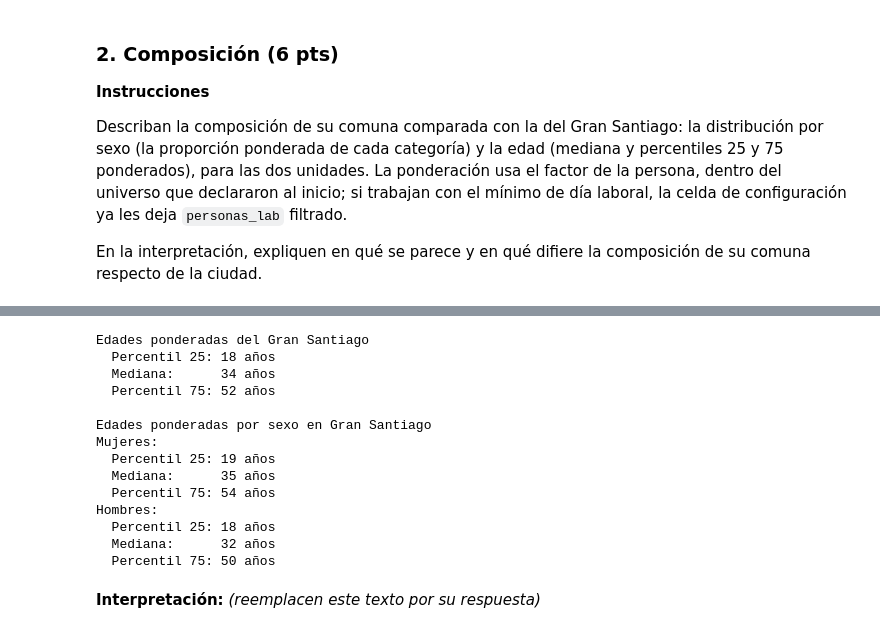
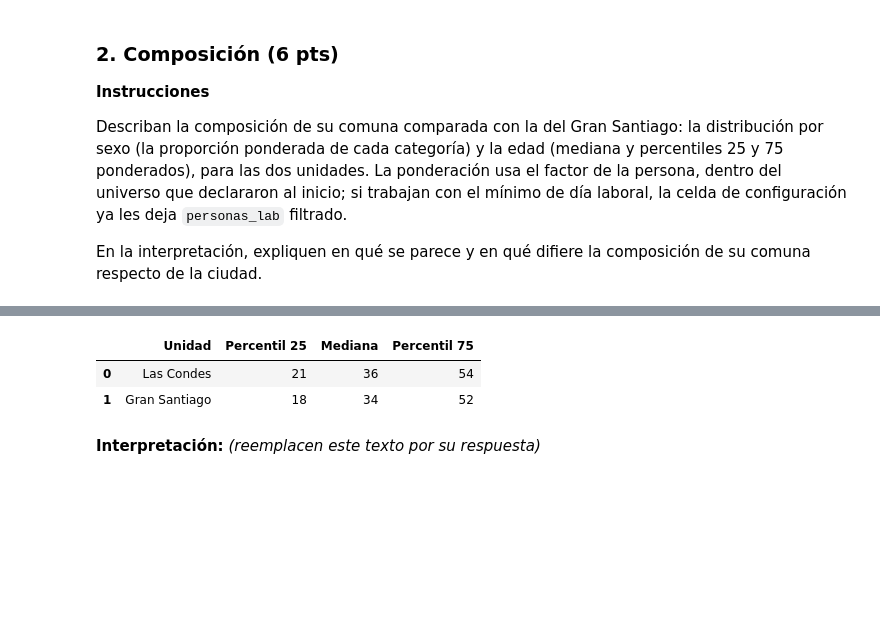
Before and after one commit to gonzzza-lol/cienciaDatos, a Jupyter notebook: tarea1_Suarez_Gutierrez.ipynb, the cells around one changed output, grey strips where cells are left out. Saved outputs shown, nothing was run; the diff lists cells and outputs as text; code cells hidden in the pictures; blank space fills up the shorter version.

```diff
--- a/tarea1_Suarez_Gutierrez.ipynb
+++ b/tarea1_Suarez_Gutierrez.ipynb
@@ -204,43 +195,47 @@ Hombres:
 # %%
 
 
 edadStgo=cuantiles_ponderados(personas["Edad"], personas["Factor"], [0.25, 0.50, 0.75])
-print("\nEdades ponderadas del Gran Santiago")
-print(f"  Percentil 25: {edadStgo[0]:.0f} años")
-print(f"  Mediana:      {edadStgo[1]:.0f} años")
-print(f"  Percentil 75: {edadStgo[2]:.0f} años")
+
+tabla_edades = pd.DataFrame({
+    "Unidad": [
+        "Las Condes",
+        "Gran Santiago"
+    ],
+    "Percentil 25": [
+        edadLasCondes[0],
+        edadStgo[0]
+    ],
+    "Mediana": [
+        edadLasCondes[1],
+        edadStgo[1]
+    ],
+    "Percentil 75": [
+        edadLasCondes[2],
+        edadStgo[2]
+    ]
+})
+
+tabla_edades[[
+    "Percentil 25",
+    "Mediana",
+    "Percentil 75"
+]] = tabla_edades[[
+    "Percentil 25",
+    "Mediana",
+    "Percentil 75"
+]].round().astype(int)
+
+display(tabla_edades)
+
 
 
 edad_Mujeres_Stgo = cuantiles_ponderados(mujeres_stgo["Edad"], mujeres_stgo["Factor"], [0.25, 0.50, 0.75])
-
-print("\nEdades ponderadas por sexo en Gran Santiago")
-print("Mujeres:")
-print(f"  Percentil 25: {edad_Mujeres_Stgo[0]:.0f} años")
-print(f"  Mediana:      {edad_Mujeres_Stgo[1]:.0f} años")
-print(f"  Percentil 75: {edad_Mujeres_Stgo[2]:.0f} años")
-
-
 edad_Hombres_Stgo = cuantiles_ponderados(hombres_stgo["Edad"],hombres_stgo["Factor"],[0.25, 0.50, 0.75])
-
-print("Hombres:")
-print(f"  Percentil 25: {edad_Hombres_Stgo[0]:.0f} años")
-print(f"  Mediana:      {edad_Hombres_Stgo[1]:.0f} años")
-print(f"  Percentil 75: {edad_Hombres_Stgo[2]:.0f} años")
 # %% [output]
-Edades ponderadas del Gran Santiago
-  Percentil 25: 18 años
-  Mediana:      34 años
-  Percentil 75: 52 años
-
-Edades ponderadas por sexo en Gran Santiago
-Mujeres:
-  Percentil 25: 19 años
-  Mediana:      35 años
-  Percentil 75: 54 años
-Hombres:
-  Percentil 25: 18 años
-  Mediana:      32 años
-  Percentil 75: 50 años
+|  | Unidad | Percentil 25 | Mediana | Percentil 75 |
+| 0 | Las Condes | 21 | 36 | 54 |
+| 1 | Gran Santiago | 18 | 34 | 52 |
 # %% [markdown]
 **Interpretación:** *(reemplacen este texto por su respuesta)*
 # %% [markdown]
```
Also changed, not shown: parts of 6 cells of this notebook.
